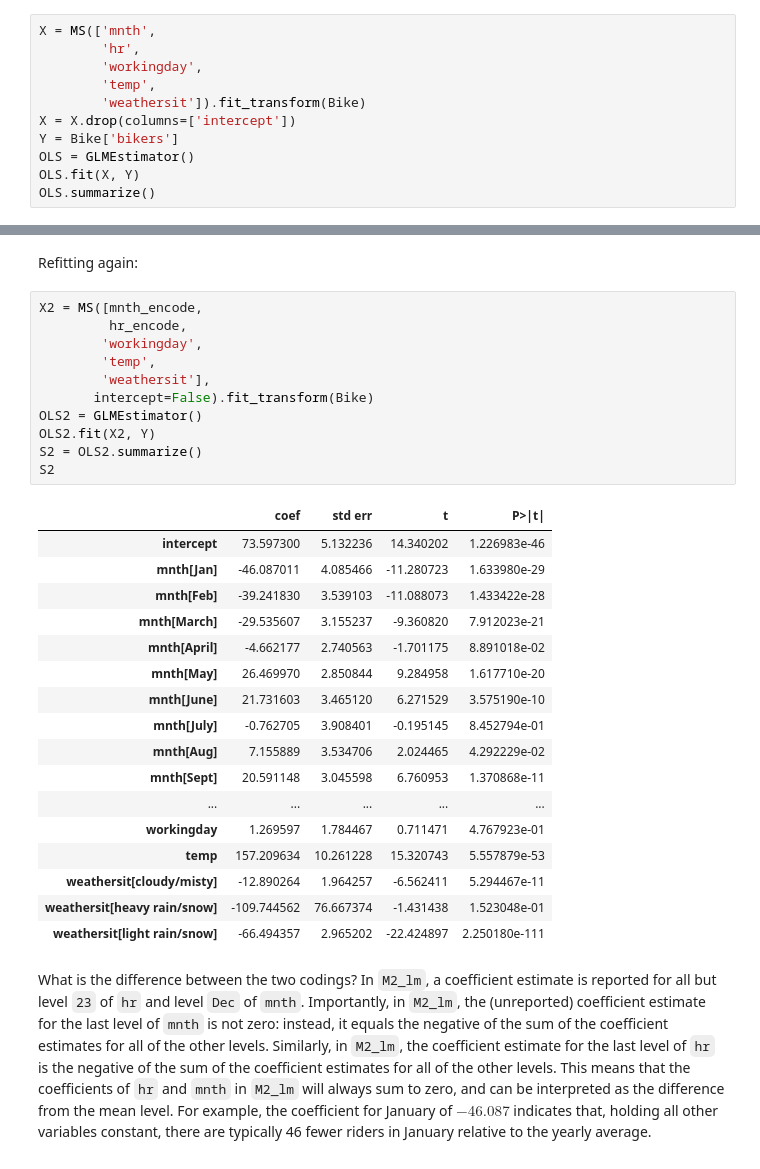
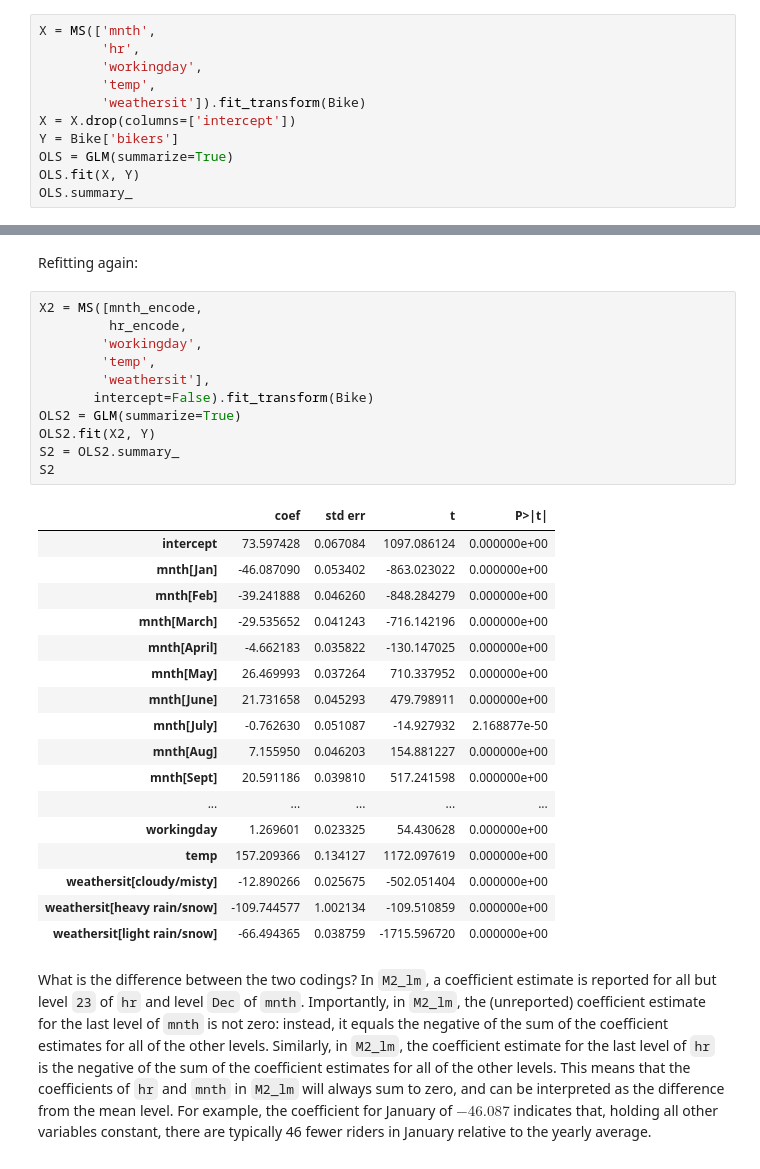
Before and after one commit to jonathan-taylor/glmnetpy, a Jupyter notebook: docs/examples/bikeshare_new.ipynb, the cells around one changed output, grey strips where cells are left out. Saved outputs shown, nothing was run; the diff lists cells and outputs as text.

```diff
--- a/docs/examples/bikeshare_new.ipynb
+++ b/docs/examples/bikeshare_new.ipynb
@@ -70,8 +70,8 @@ X = MS(['mnth',
         'weathersit']).fit_transform(Bike)
 X = X.drop(columns=['intercept'])
 Y = Bike['bikers']
-OLS = GLMEstimator()
+OLS = GLM(summarize=True)
 OLS.fit(X, Y)
-OLS.summarize()
+OLS.summary_
 # %% [output]
 |  | coef | std err | t | P>|t| |
@@ -112,32 +112,32 @@ Refitting again:
 # %%
 X2 = MS([mnth_encode,
          hr_encode,
         'workingday',
         'temp',
         'weathersit'],
        intercept=False).fit_transform(Bike)
-OLS2 = GLMEstimator()
+OLS2 = GLM(summarize=True)
 OLS2.fit(X2, Y)
-S2 = OLS2.summarize()
+S2 = OLS2.summary_
 S2
 # %% [output]
 |  | coef | std err | t | P>|t| |
-| intercept | 73.597300 | 5.132236 | 14.340202 | 1.226983e-46 |
-| mnth[Jan] | -46.087011 | 4.085466 | -11.280723 | 1.633980e-29 |
-| mnth[Feb] | -39.241830 | 3.539103 | -11.088073 | 1.433422e-28 |
-| mnth[March] | -29.535607 | 3.155237 | -9.360820 | 7.912023e-21 |
-| mnth[April] | -4.662177 | 2.740563 | -1.701175 | 8.891018e-02 |
-| mnth[May] | 26.469970 | 2.850844 | 9.284958 | 1.617710e-20 |
-| mnth[June] | 21.731603 | 3.465120 | 6.271529 | 3.575190e-10 |
-| mnth[July] | -0.762705 | 3.908401 | -0.195145 | 8.452794e-01 |
-| mnth[Aug] | 7.155889 | 3.534706 | 2.024465 | 4.292229e-02 |
-| mnth[Sept] | 20.591148 | 3.045598 | 6.760953 | 1.370868e-11 |
+| intercept | 73.597428 | 0.067084 | 1097.086124 | 0.000000e+00 |
+| mnth[Jan] | -46.087090 | 0.053402 | -863.023022 | 0.000000e+00 |
+| mnth[Feb] | -39.241888 | 0.046260 | -848.284279 | 0.000000e+00 |
+| mnth[March] | -29.535652 | 0.041243 | -716.142196 | 0.000000e+00 |
+| mnth[April] | -4.662183 | 0.035822 | -130.147025 | 0.000000e+00 |
+| mnth[May] | 26.469993 | 0.037264 | 710.337952 | 0.000000e+00 |
+| mnth[June] | 21.731658 | 0.045293 | 479.798911 | 0.000000e+00 |
+| mnth[July] | -0.762630 | 0.051087 | -14.927932 | 2.168877e-50 |
+| mnth[Aug] | 7.155950 | 0.046203 | 154.881227 | 0.000000e+00 |
+| mnth[Sept] | 20.591186 | 0.039810 | 517.241598 | 0.000000e+00 |
 | ... | ... | ... | ... | ... |
-| workingday | 1.269597 | 1.784467 | 0.711471 | 4.767923e-01 |
-| temp | 157.209634 | 10.261228 | 15.320743 | 5.557879e-53 |
-| weathersit[cloudy/misty] | -12.890264 | 1.964257 | -6.562411 | 5.294467e-11 |
-| weathersit[heavy rain/snow] | -109.744562 | 76.667374 | -1.431438 | 1.523048e-01 |
-| weathersit[light rain/snow] | -66.494357 | 2.965202 | -22.424897 | 2.250180e-111 |
+| workingday | 1.269601 | 0.023325 | 54.430628 | 0.000000e+00 |
+| temp | 157.209366 | 0.134127 | 1172.097619 | 0.000000e+00 |
+| weathersit[cloudy/misty] | -12.890266 | 0.025675 | -502.051404 | 0.000000e+00 |
+| weathersit[heavy rain/snow] | -109.744577 | 1.002134 | -109.510859 | 0.000000e+00 |
+| weathersit[light rain/snow] | -66.494365 | 0.038759 | -1715.596720 | 0.000000e+00 |
 # %% [markdown]
 What is the difference between the two codings?  In `M2_lm`, a
 coefficient estimate is reported for all but level `23` of `hr`
```
Also changed, not shown: parts of 10 cells of this notebook, 28 other files.
